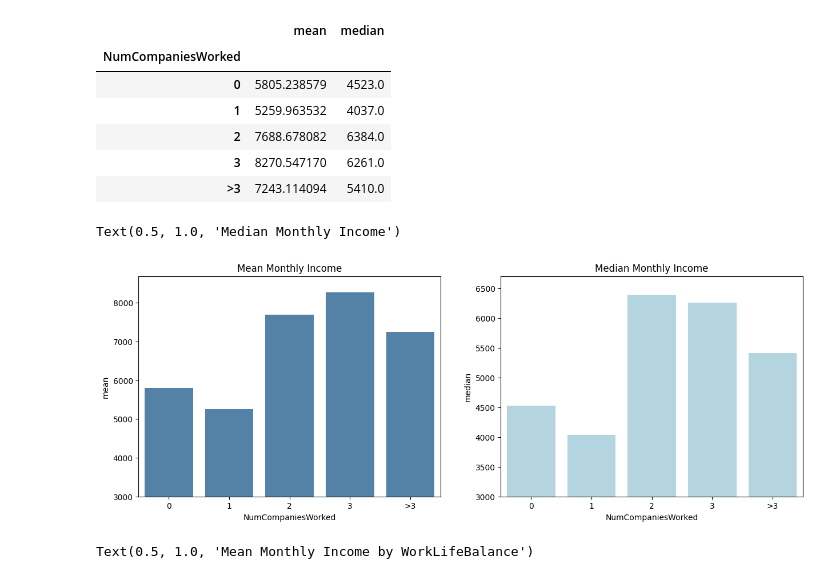
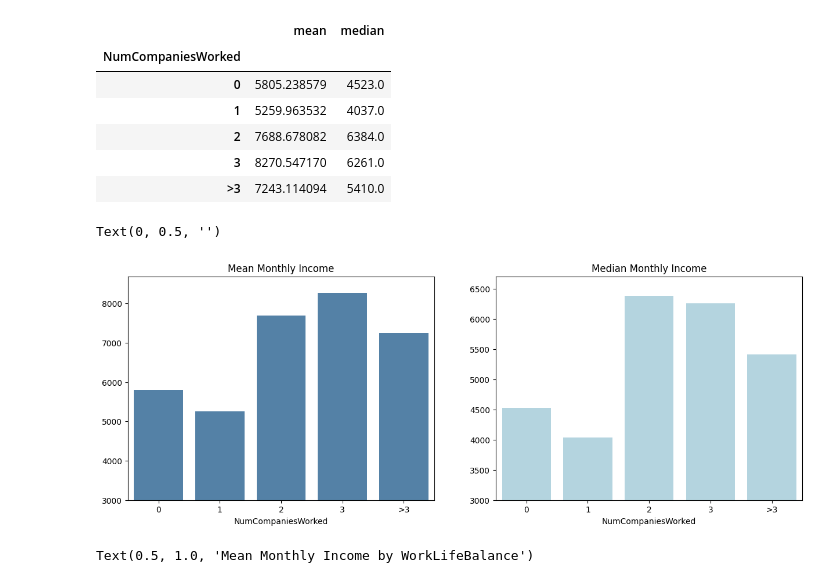
Before and after one commit to rafamd1/EDA_MI_SUELDO_Y_YO, a Jupyter notebook: EDA RM.ipynb, the cells around one changed output. Saved outputs shown, nothing was run; the diff lists cells and outputs as text; code cells hidden in the pictures.

```diff
--- a/EDA RM.ipynb
+++ b/EDA RM.ipynb
@@ -815,20 +815,22 @@ df1.groupby('NumCompaniesWorked')['MonthlyIncome'].agg([np.mean, np.median])
 # %%
 mean_num = df1.groupby('NumCompaniesWorked')['MonthlyIncome'].agg([np.mean])
 median_num = df1.groupby('NumCompaniesWorked')['MonthlyIncome'].agg([ np.median])
 
 f, axes = plt.subplots(1, 2, figsize=(15,5), sharex=True)
 
 sns.barplot(x='NumCompaniesWorked', y='mean', data=mean_num, color='steelblue', ax=axes[0])
 sns.barplot(x='NumCompaniesWorked', y='median', data=median_num, color='lightblue', ax=axes[1])
 
 axes[0].set_ylim(3000, None)
 axes[0].set_title('Mean Monthly Income')
+axes[0].set_ylabel('')
 
 axes[1].set_ylim(3000, None)
 axes[1].set_title('Median Monthly Income')
+axes[1].set_ylabel('')
 # %% [output]
-Text(0.5, 1.0, 'Median Monthly Income')
+Text(0, 0.5, '')
-[figure, old version]
+[figure, new version]
 # %%
 agg_data3 = df2.groupby('WorkLifeBalance')['MonthlyIncome'].agg([np.mean])
 
```
Also changed, not shown: parts of 30 cells of this notebook.
